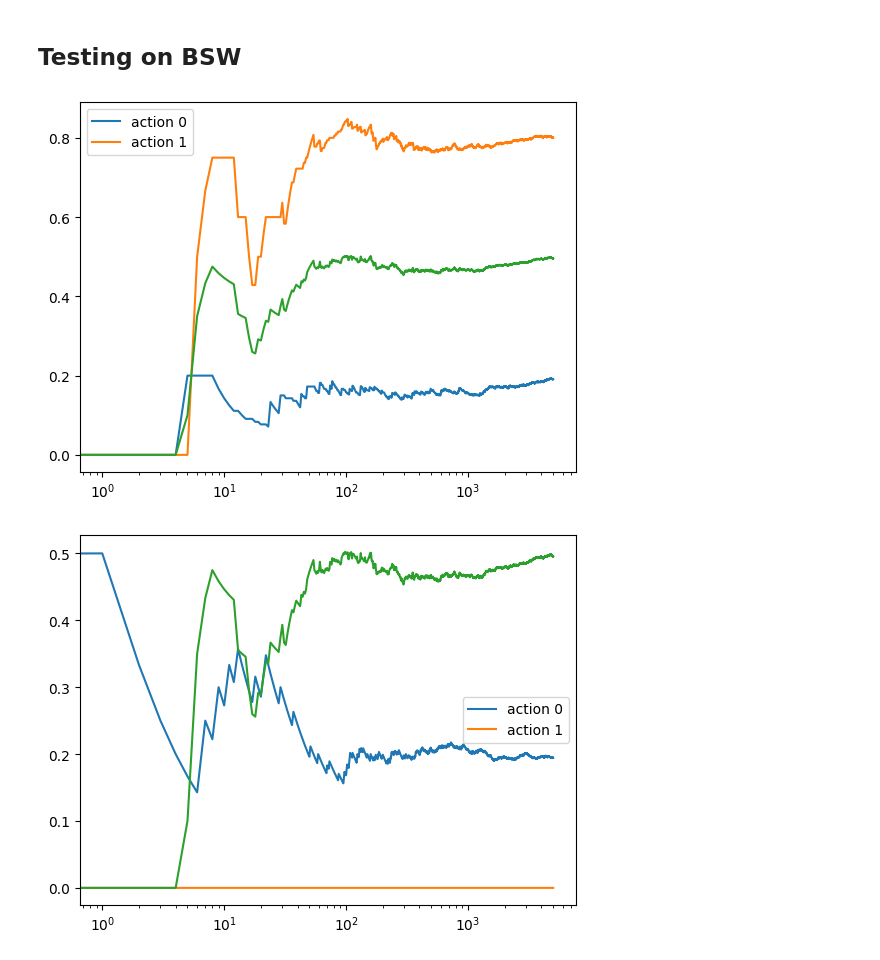
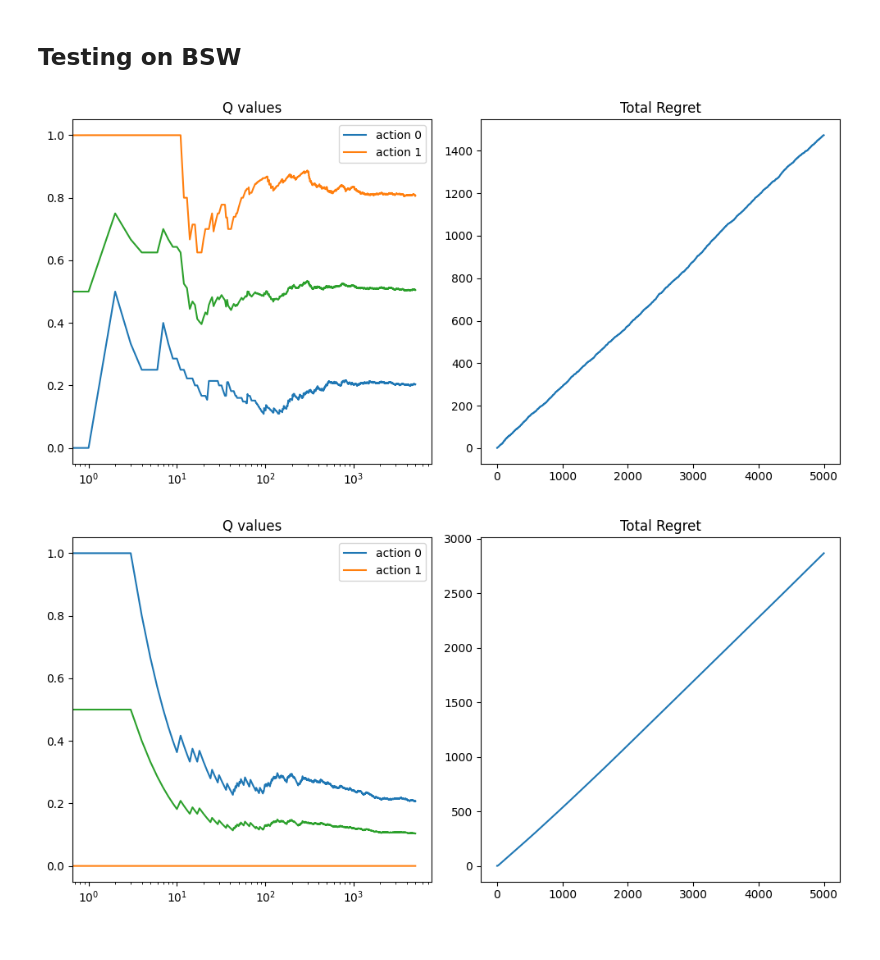
Before and after one commit to romenlaw/RL-playground, a Jupyter notebook: rl_playground.ipynb, the cells around one changed output. Cells and saved outputs as stored; diff of their text form; code cells hidden in the pictures.

```diff
--- a/rl_playground.ipynb
+++ b/rl_playground.ipynb
@@ -735,28 +738,38 @@ class OptimisticInitStrategy(StrategyBase):
       self.update(e, strat="exploit")
 # %% [markdown]
 ## Testing on BSW
+# %%
+def plot_strategy(strat):
+  fig, ax = plt.subplots(1,2, figsize=(10, 5))
+
+  ax[0].plot(strat.Qe)
+  ax[0].plot(strat.Qe.mean(axis=1))
+  labels = [f'action {i}' for i in range(env.action_space.n)]
+  ax[0].legend(labels)
+  ax[0].set_xscale('log')
+  ax[0].set_title('Q values')
+
+  ax[1].plot(strat.total_regret())
+  ax[1].set_title('Total Regret')
+
+  plt.tight_layout()
+  plt.show()
 # %%
 env = gym.make('BanditSlipperyWalk-v0').env
 explr = PureExploration(env)
 explr.run()
-plt.plot(explr.Qe)
-plt.plot(explr.Qe.mean(axis=1))
-labels = [f'action {i}' for i in range(env.action_space.n)]
-plt.legend(labels)
-plt.xscale('log')
+
+plot_strategy(explr)
 # %% [output]
-[figure, old version]
+[figure, new version]
 # %%
 env = gym.make('BanditSlipperyWalk-v0').env
 explt = PureExploitation(env)
 explt.run()
-plt.plot(explt.Qe)
-plt.plot(explr.Qe.mean(axis=1))
-labels = [f'action {i}' for i in range(env.action_space.n)]
-plt.legend(labels)
-plt.xscale('log')
+
+plot_strategy(explt)
 # %% [output]
-[figure, old version]
+[figure, new version]
 # %%
 env = gym.make('BanditSlipperyWalk-v0').env
 eGreedy = EpsilonGreedy(env)
```
Also changed, not shown: parts of 19 cells of this notebook.
